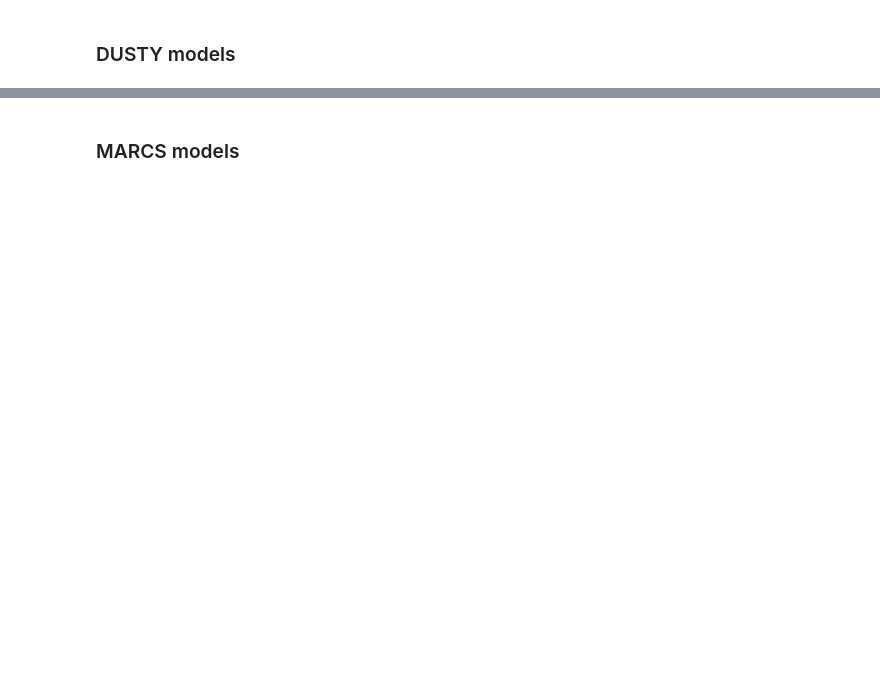
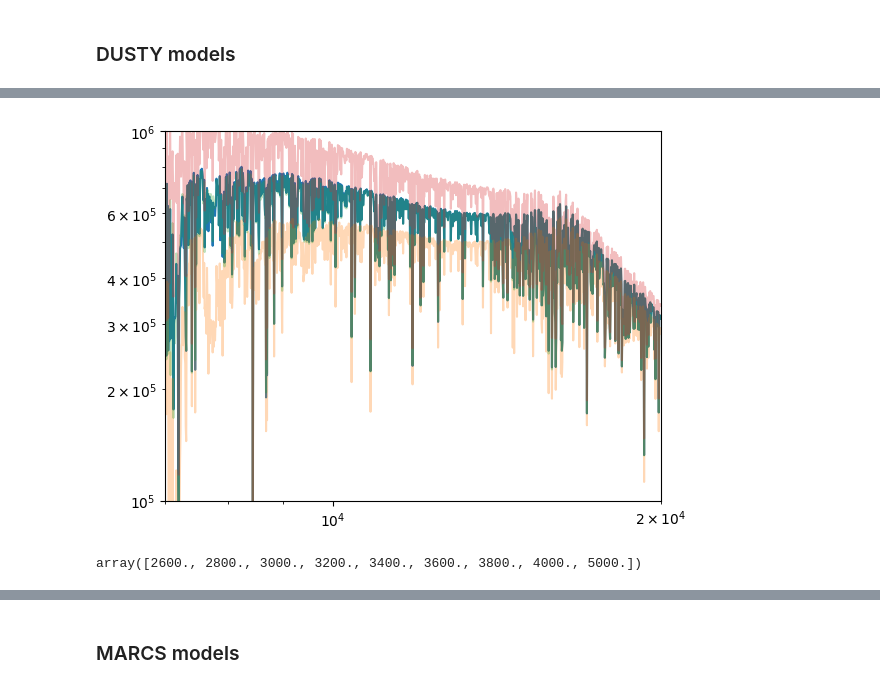
Before and after one commit to aswinsuresh24/rsg_phot, a Jupyter notebook: rsg_phot.ipynb, the cells around one changed output, grey strips where cells are left out. Saved outputs shown, nothing was run; the diff lists cells and outputs as text; code cells hidden in the pictures; blank space fills up the shorter version.

```diff
--- a/rsg_phot.ipynb
+++ b/rsg_phot.ipynb
@@ -40,0 +76,11 @@ plt.yscale('log')
+# %%
+plt.plot(w, nf)
+plt.plot(w, flx[4], alpha=0.3)
+plt.plot(w, flx[5], alpha=0.3)
+plt.plot(w, flx[6], alpha=0.3)
+plt.xlim(7000, 20000)
+plt.ylim(10**5, 10**6)
+plt.xscale('log')
+plt.yscale('log')
+# %% [output]
+[figure, added]
@@ -40,0 +91,4 @@ plt.yscale('log')
+# %%
+mrc[:, 0]
+# %% [output]
+array([2600., 2800., 3000., 3200., 3400., 3600., 3800., 4000., 5000.])
```
Also changed, not shown: parts of 25 cells of this notebook, 1 other file.
